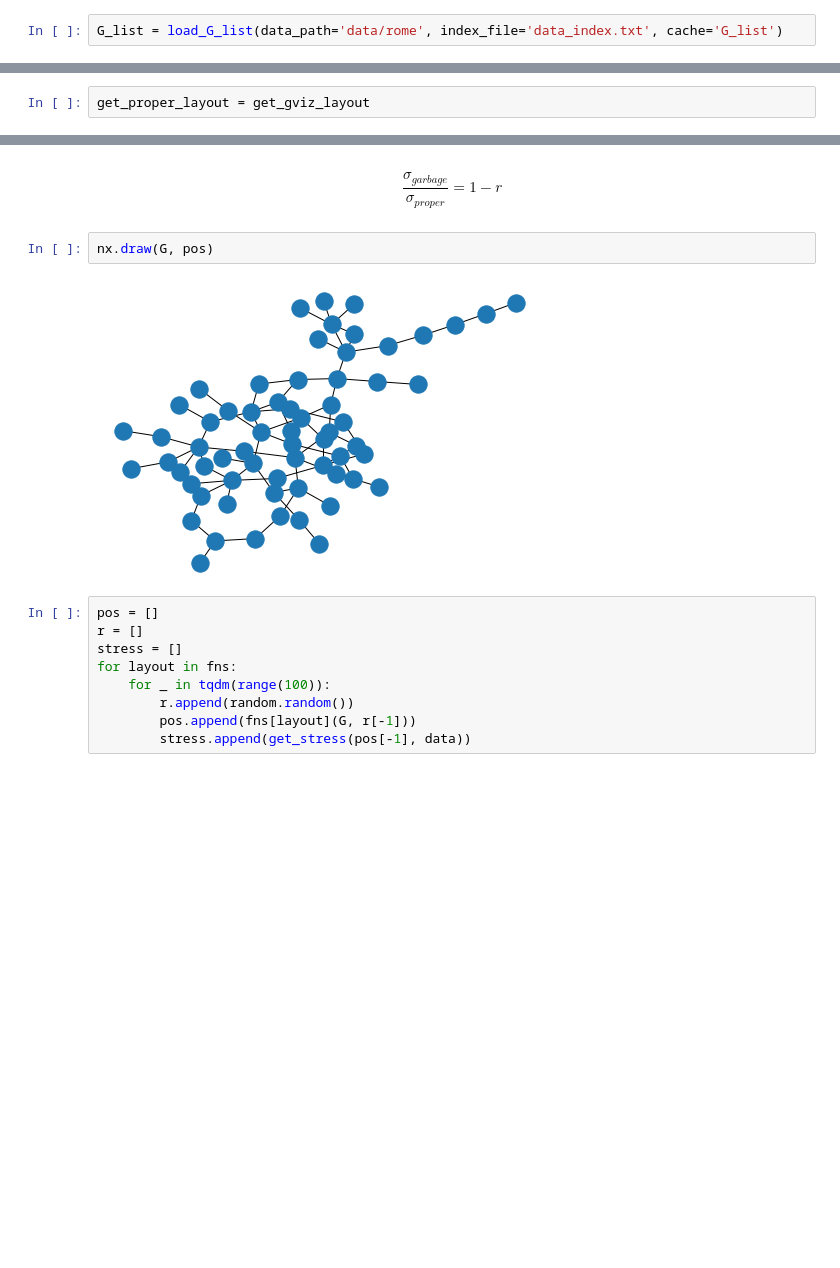
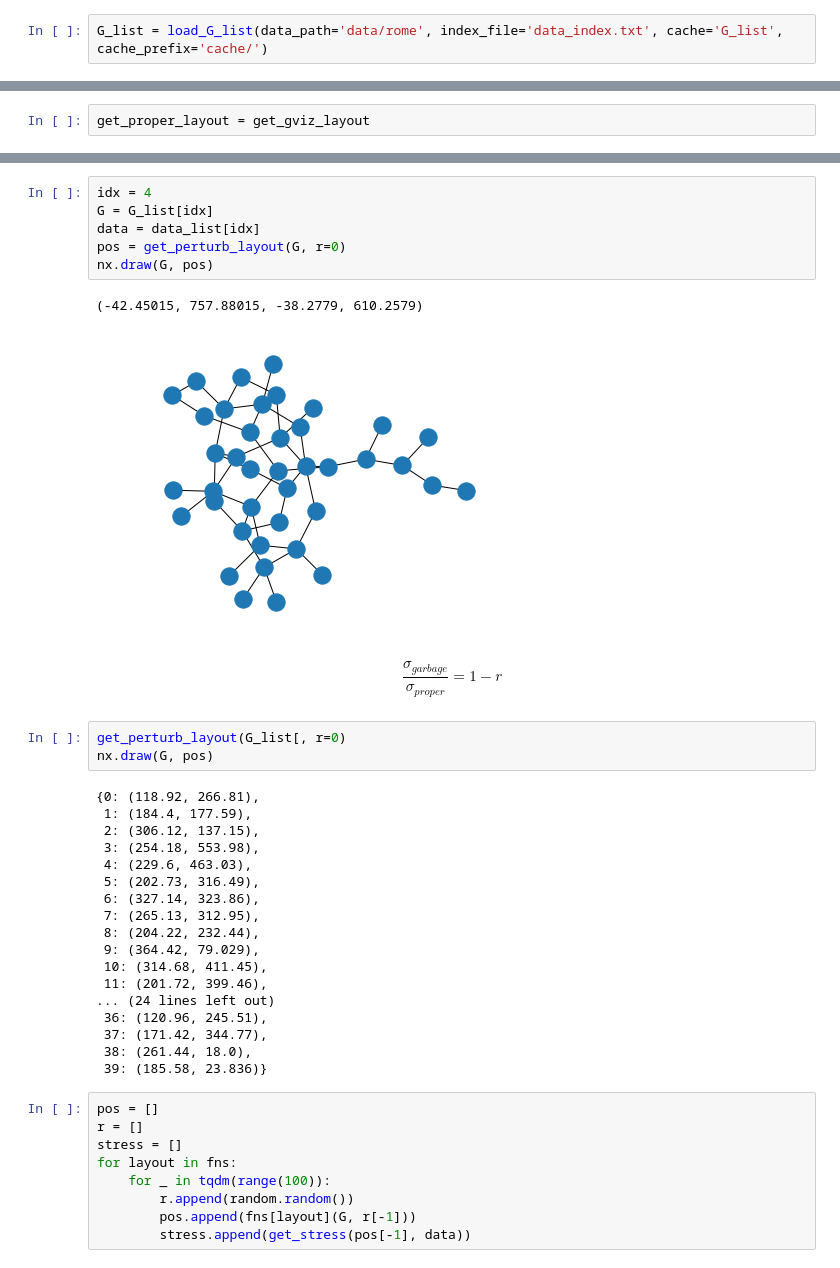
Before and after one commit to zhenxingCui/deepgd, a Jupyter notebook: layouts.ipynb, the cells around one changed output, grey strips where cells are left out. Drawn from its saved outputs; the diff is of its cells as text; blank space fills up the shorter version.

```diff
--- a/layouts.ipynb
+++ b/layouts.ipynb
@@ -22,4 +14,4 @@ from lib.functions import *
 from ipynb.fs.defs.losses import *
 # %%
-G_list = load_G_list(data_path='data/rome', index_file='data_index.txt', cache='G_list')
+G_list = load_G_list(data_path='data/rome', index_file='data_index.txt', cache='G_list', cache_prefix='cache/')
 # %% [output]
@@ -177,9 +264,35 @@ get_stress(pos, data)
+# %%
+idx = 4
+G = G_list[idx]
+data = data_list[idx]
+pos = get_perturb_layout(G, r=0)
+nx.draw(G, pos)
+# %% [output]
+(-42.45015, 757.88015, -38.2779, 610.2579)
+[figure, added]
 # %% [markdown]
 $$\frac{\sigma_{garbage}}{\sigma_{proper}} = 1 - r$$
 # %%
+get_perturb_layout(G_list[, r=0)
 nx.draw(G, pos)
 # %% [output]
-[figure, removed]
+{0: (118.92, 266.81),
+ 1: (184.4, 177.59),
+ 2: (306.12, 137.15),
+ 3: (254.18, 553.98),
+ 4: (229.6, 463.03),
+ 5: (202.73, 316.49),
+ 6: (327.14, 323.86),
+ 7: (265.13, 312.95),
+ 8: (204.22, 232.44),
+ 9: (364.42, 79.029),
+ 10: (314.68, 411.45),
+ 11: (201.72, 399.46),
+... (24 lines left out)
+ 36: (120.96, 245.51),
+ 37: (171.42, 344.77),
+ 38: (261.44, 18.0),
+ 39: (185.58, 23.836)}
 # %%
 pos = []
 r = []
```
Also changed, not shown: parts of 19 cells of this notebook, 23 other files.
